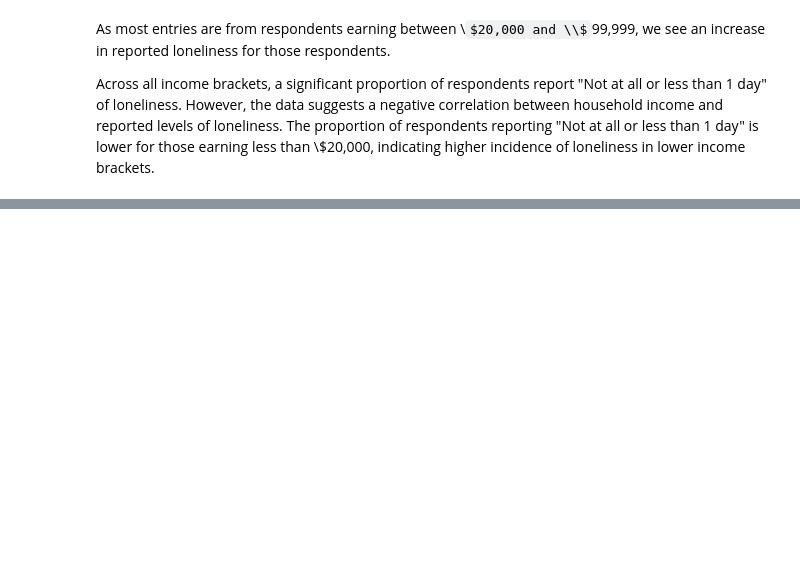
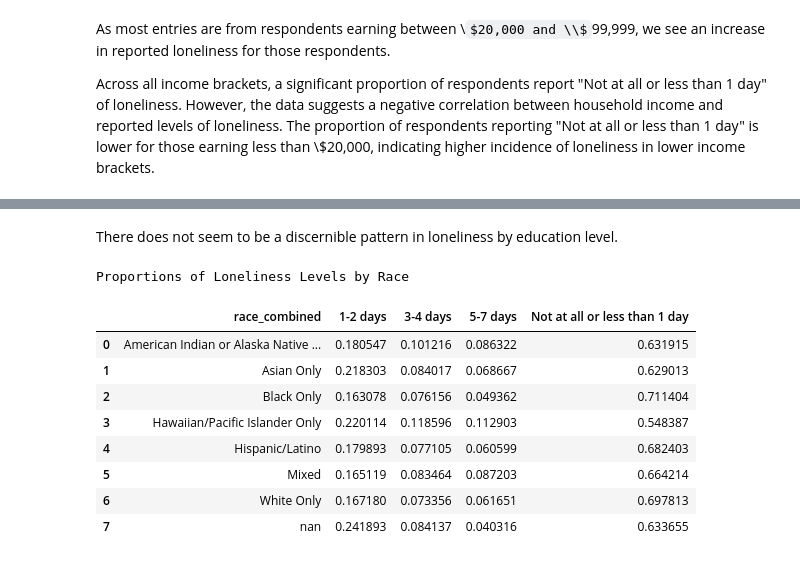
Before and after one commit to aditisudhakar/DSDP-Project-2, a Jupyter notebook: Loneliness.ipynb, the cells around one changed output, grey strips where cells are left out. Cells and saved outputs as stored; diff of their text form; code cells hidden in the pictures; some formulas as TeX source; blank space fills up the shorter version.

```diff
--- a/Loneliness.ipynb
+++ b/Loneliness.ipynb
@@ -673,0 +828,23 @@ Across all income brackets, a significant proportion of respondents report "Not
+# %% [markdown]
+There does not seem to be a discernible pattern in loneliness by education level.
+# %%
+#relationship between race and loneliness
+count_table = newdf.pivot_table(index='race_combined', columns='cr058', aggfunc='size', fill_value=0)
+#calculate proportions for each status
+proportion_table = count_table.div(count_table.sum(axis=1), axis=0)
+
+proportion_table.reset_index(inplace=True)
+proportion_table.columns.name = None  #remomve column names
+styled_table = proportion_table.style.set_caption("Proportions of Loneliness Levels by Race")
+styled_table
+# %% [output]
+Proportions of Loneliness Levels by Race
+|  | race_combined | 1-2 days | 3-4 days | 5-7 days | Not at all or less than 1 day |
+| 0 | American Indian or Alaska Native ... | 0.180547 | 0.101216 | 0.086322 | 0.631915 |
+| 1 | Asian Only | 0.218303 | 0.084017 | 0.068667 | 0.629013 |
+| 2 | Black Only | 0.163078 | 0.076156 | 0.049362 | 0.711404 |
+| 3 | Hawaiian/Pacific Islander Only | 0.220114 | 0.118596 | 0.112903 | 0.548387 |
+| 4 | Hispanic/Latino | 0.179893 | 0.077105 | 0.060599 | 0.682403 |
+| 5 | Mixed | 0.165119 | 0.083464 | 0.087203 | 0.664214 |
+| 6 | White Only | 0.167180 | 0.073356 | 0.061651 | 0.697813 |
+| 7 | nan | 0.241893 | 0.084137 | 0.040316 | 0.633655 |
```
Also changed, not shown: parts of 20 cells of this notebook.
